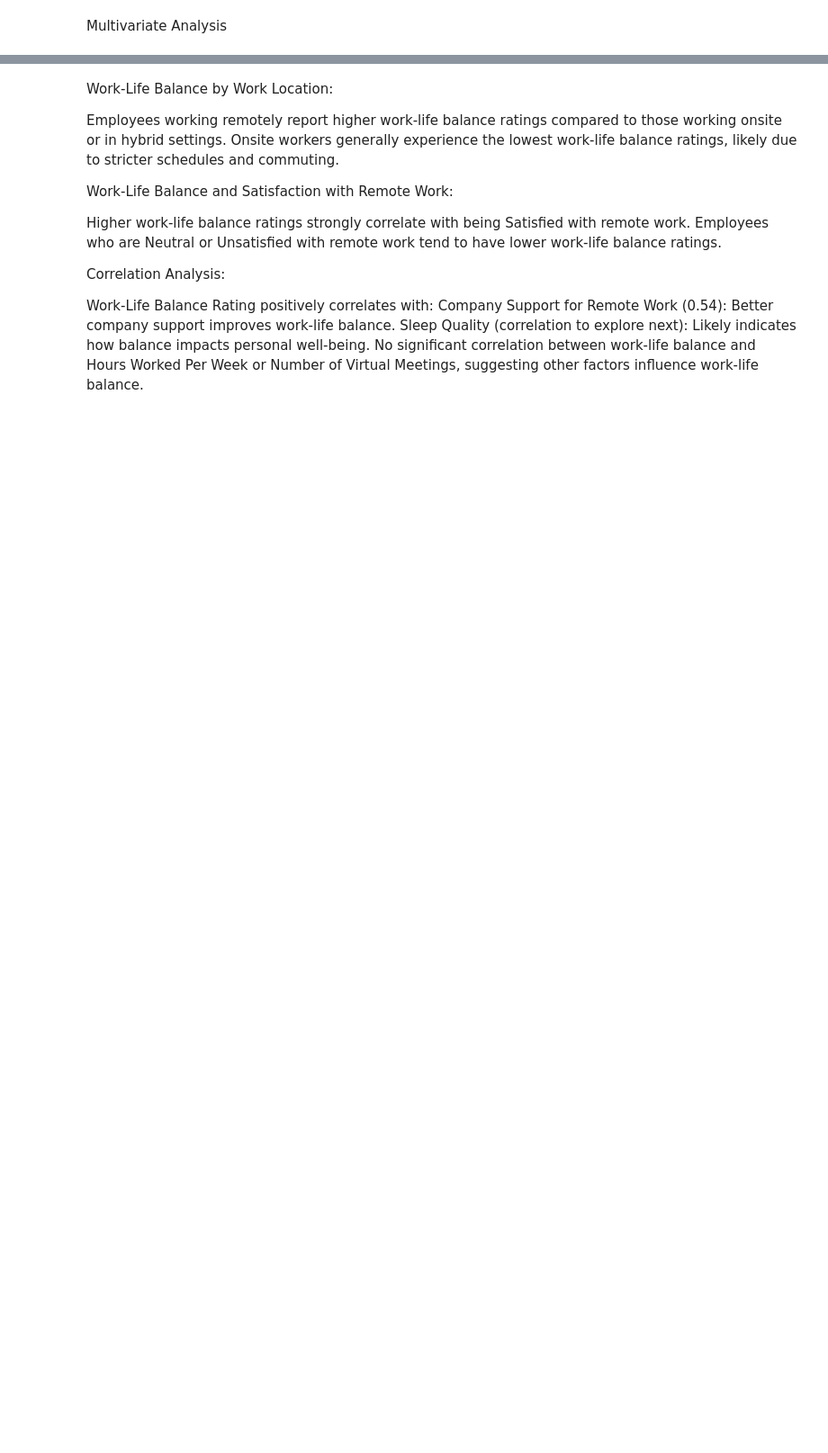
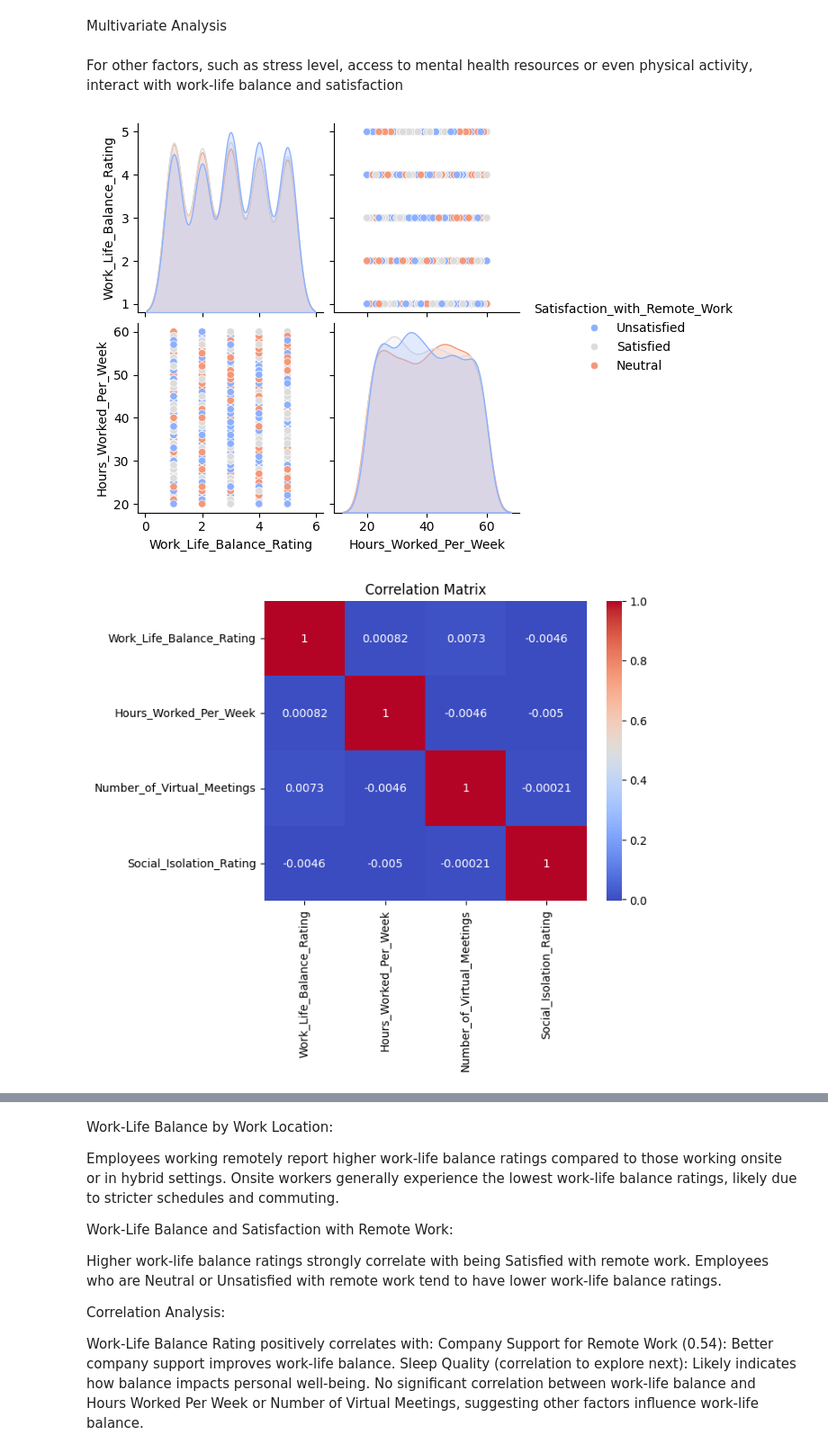
Before and after one commit to lcopolillo/FCD-2024-25, a Jupyter notebook: main.ipynb, the cells around one changed output, grey strips where cells are left out. Shown at 90% size. Drawn from its saved outputs; the diff is of its cells as text; code cells hidden in the pictures; blank space fills up the shorter version.

```diff
--- a/main.ipynb
+++ b/main.ipynb
@@ -406,2 +481,21 @@ Statistical Analysis
 # %% [markdown]
 Multivariate Analysis
+# %% [markdown]
+For other factors, such as stress level, access to mental health resources or even physical activity, interact with work-life balance and satisfaction
+# %%
+# Convert `Stress_Level` to categorical
+data['Stress_Level'] = data['Stress_Level'].astype('category')
+
+# Pairplot with Satisfaction as Hue (excluding 'Stress_Level')
+sns.pairplot(data, vars=['Work_Life_Balance_Rating', 'Hours_Worked_Per_Week'], hue='Satisfaction_with_Remote_Work', palette='coolwarm')
+plt.show()
+
+# Correlation Heatmap for Quantitative Variables
+quantitative_cols = ['Work_Life_Balance_Rating', 'Hours_Worked_Per_Week', 'Number_of_Virtual_Meetings', 'Social_Isolation_Rating']
+correlation_matrix = data[quantitative_cols].corr()
+sns.heatmap(correlation_matrix, annot=True, cmap='coolwarm')
+plt.title('Correlation Matrix')
+plt.show()
+# %% [output]
+[figure, added]
+[figure, added]
```
Also changed, not shown: parts of 18 cells of this notebook.
